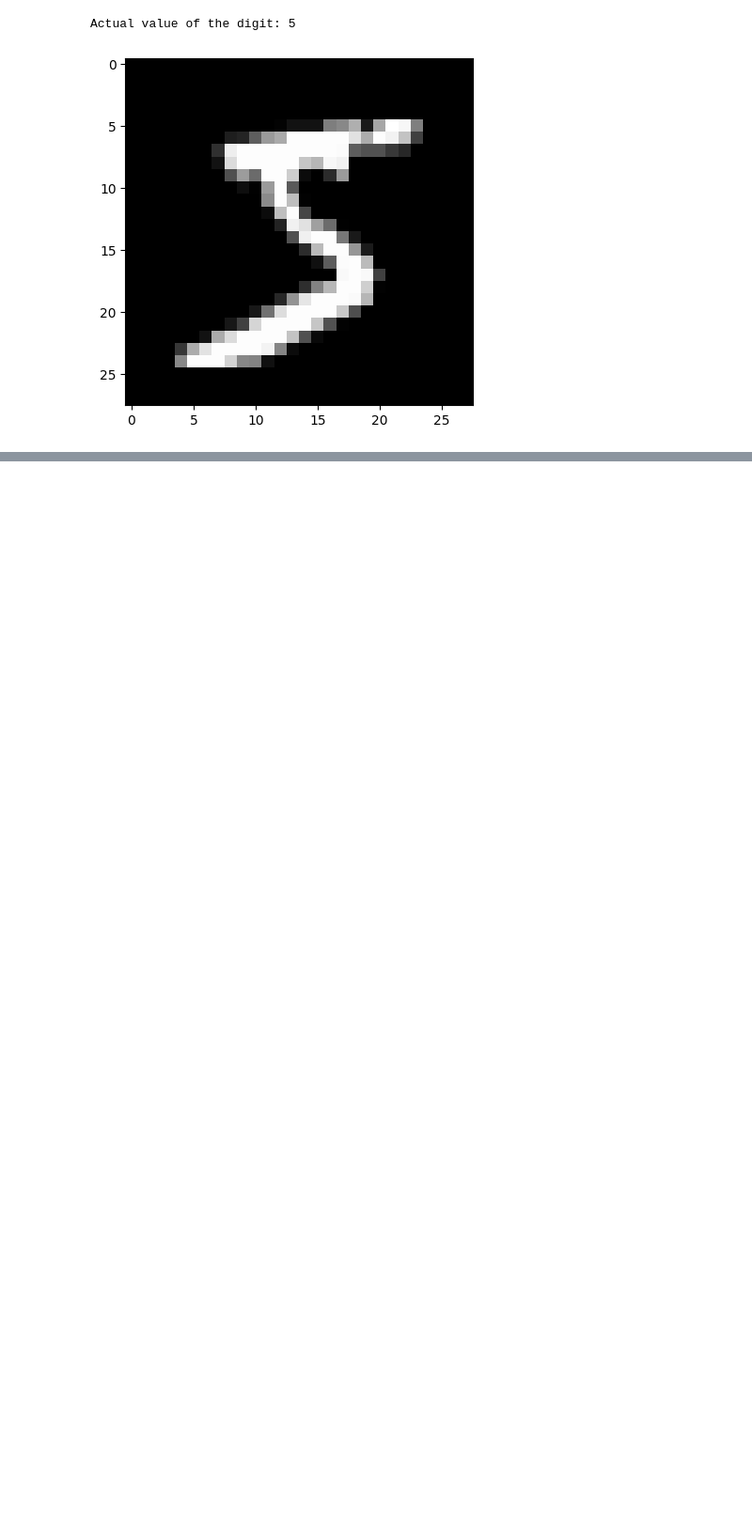
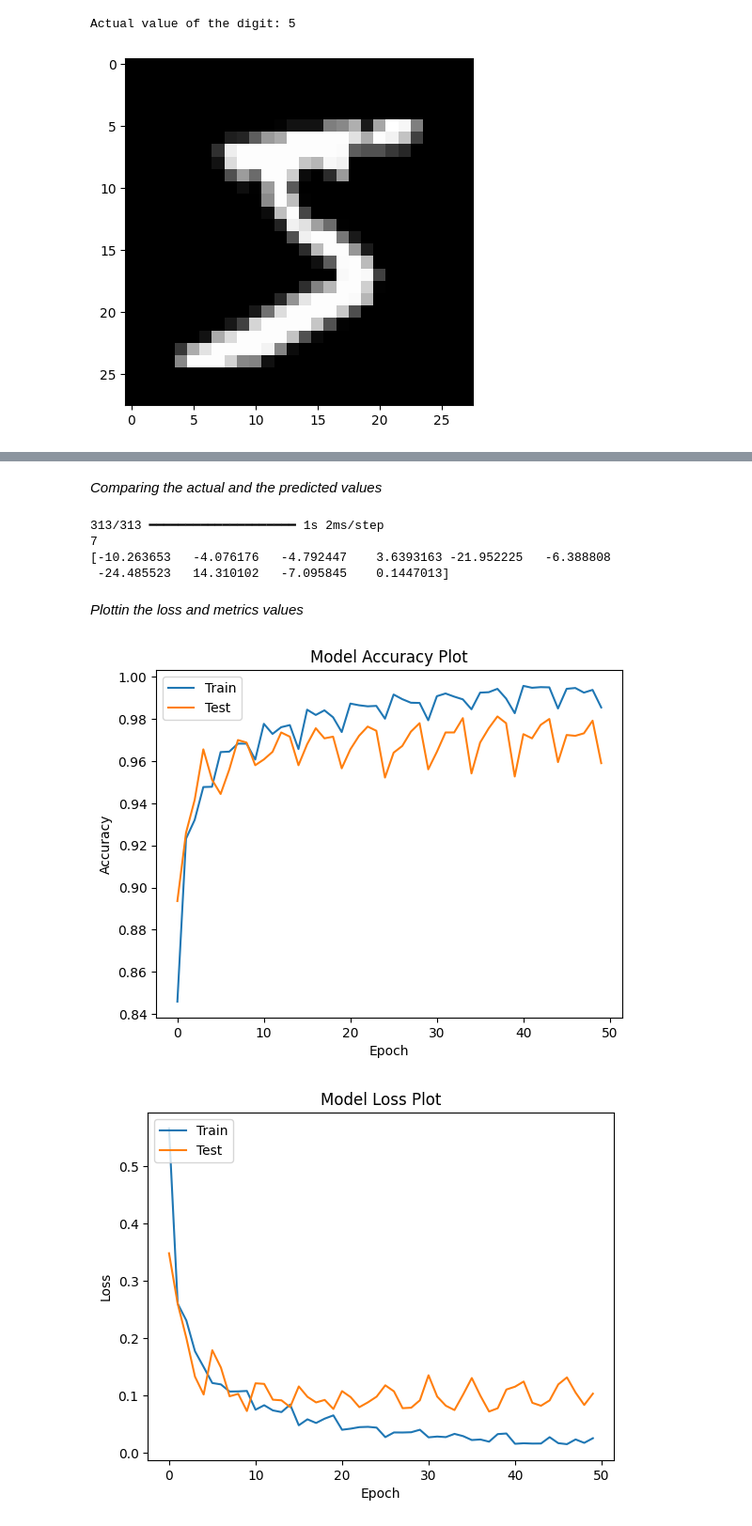
Before and after one commit to Propp007/Pythonic-AI-Book, a Jupyter notebook: Build_our_first_ANN_model.ipynb, the cells around one changed output, grey strips where cells are left out. Shown: that part at 94% size. Cells and saved outputs as stored; diff of their text form; code cells hidden in the pictures; blank space fills up the shorter version.

```diff
--- a/Build_our_first_ANN_model.ipynb
+++ b/Build_our_first_ANN_model.ipynb
@@ -31,0 +54,3 @@ Actual value of the digit: 5
+# %%
+x_train=x_train/255.0
+x_test=x_test/255.0
@@ -31,0 +107,6 @@ Actual value of the digit: 5
+# %%
+inputs = tf.keras.Input((784,))
+hidden_1 = tf.keras.layers.Dense(128, activation='relu')(inputs)
+hidden_2 = tf.keras.layers.Dense(128, activation='relu')(hidden_1)
+outputs = tf.keras.layers.Dense(10)(hidden_2)
+model = tf.keras.Model(inputs=inputs, outputs=outputs)
@@ -31,0 +117,6 @@ Actual value of the digit: 5
+# %%
+model.compile(
+optimizer=tf.keras.optimizers.Adam(0.001),
+loss=tf.keras.losses.SparseCategoricalCrossentropy(from_logits=True),
+metrics=[tf.keras.metrics.SparseCategoricalAccuracy()],
+)
@@ -31,0 +125,2 @@ Actual value of the digit: 5
+# %%
+history = model.fit(x_train, y_train, epochs=50, batch_size=50, steps_per_epoch=200,verbose=2,validation_steps=50,validation_split=0.2)
@@ -31,0 +161,34 @@ Actual value of the digit: 5
+# %% [markdown]
+*Comparing the actual and the predicted values*
+# %%
+y_pred = model.predict(x_test)
+print(y_test[0])
+print(y_pred[0])
+# %% [output]
+313/313 ━━━━━━━━━━━━━━━━━━━━ 1s 2ms/step
+7
+[-10.263653   -4.076176   -4.792447    3.6393163 -21.952225   -6.388808
+ -24.485523   14.310102   -7.095845    0.1447013]
+# %% [markdown]
+*Plottin the loss and metrics values*
+# %%
+# Model Accuracy Plot
+plt.plot(history.history["sparse_categorical_accuracy"])
+plt.plot(history.history["val_sparse_categorical_accuracy"])
+plt.title("Model Accuracy Plot")
+plt.xlabel("Epoch")
+plt.ylabel("Accuracy")
+plt.legend(["Train", "Test"], loc="upper left")
+plt.show()
+
+# Model Loss Plot
+plt.plot(history.history["loss"])
+plt.plot(history.history["val_loss"])
+plt.title("Model Loss Plot")
+plt.xlabel("Epoch")
+plt.ylabel("Loss")
+plt.legend(["Train", "Test"], loc="upper left")
+plt.show()
+# %% [output]
+[figure, added]
+[figure, added]
```
Also changed, not shown: parts of 23 cells of this notebook.
